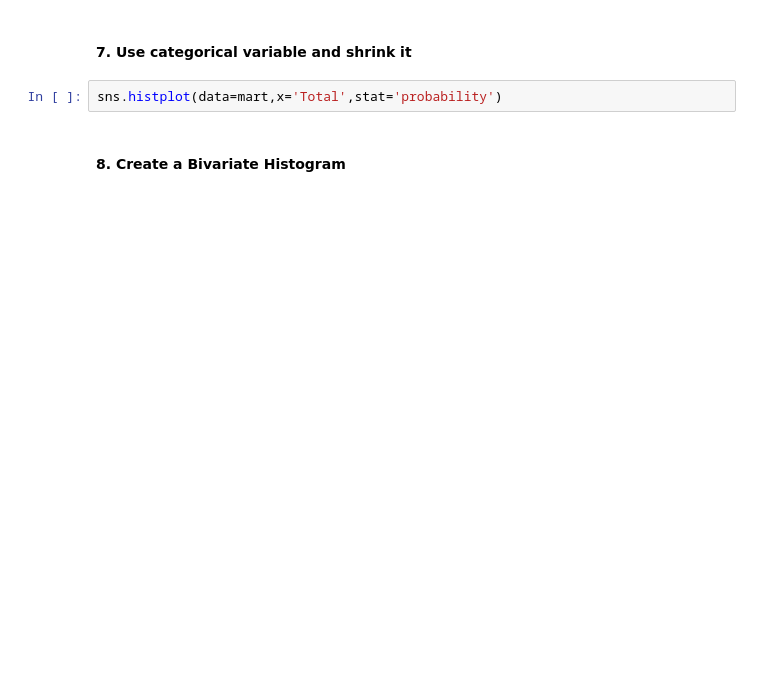
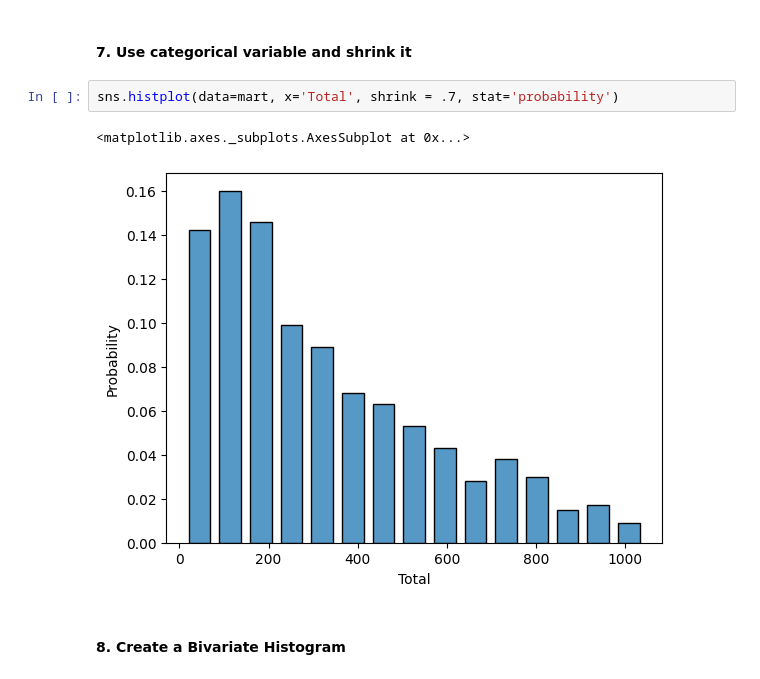
Before and after one commit to olgaklischuk/python-cource, a Jupyter notebook: seaborn/9.HistPlot.ipynb, the cells around one changed output. Drawn from its saved outputs; the diff is of its cells as text; blank space fills up the shorter version.

```diff
--- a/seaborn/9.HistPlot.ipynb
+++ b/seaborn/9.HistPlot.ipynb
@@ -82,7 +93,10 @@ sns.histplot(data=mart,x='Total',hue='Payment',element='poly')
 # %% [markdown]
 #### **7. Use categorical variable and shrink it**
 # %%
-sns.histplot(data=mart,x='Total',stat='probability')
+sns.histplot(data=mart, x='Total', shrink = .7, stat='probability')
+# %% [output]
+<matplotlib.axes._subplots.AxesSubplot at 0x...>
+[figure, added]
 # %% [markdown]
 #### **8. Create a Bivariate Histogram**
 # %%
```
Also changed, not shown: parts of 7 cells of this notebook.
